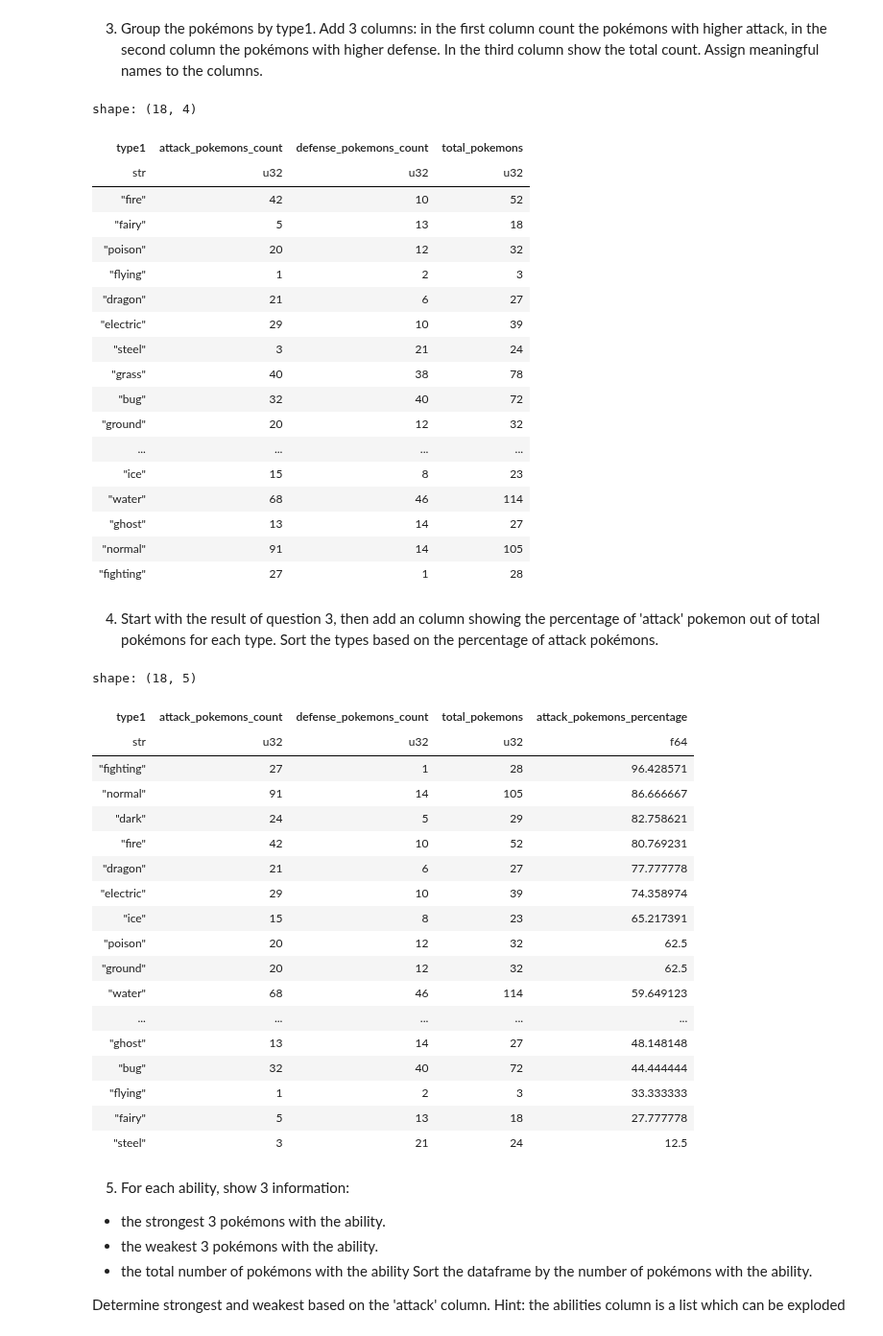
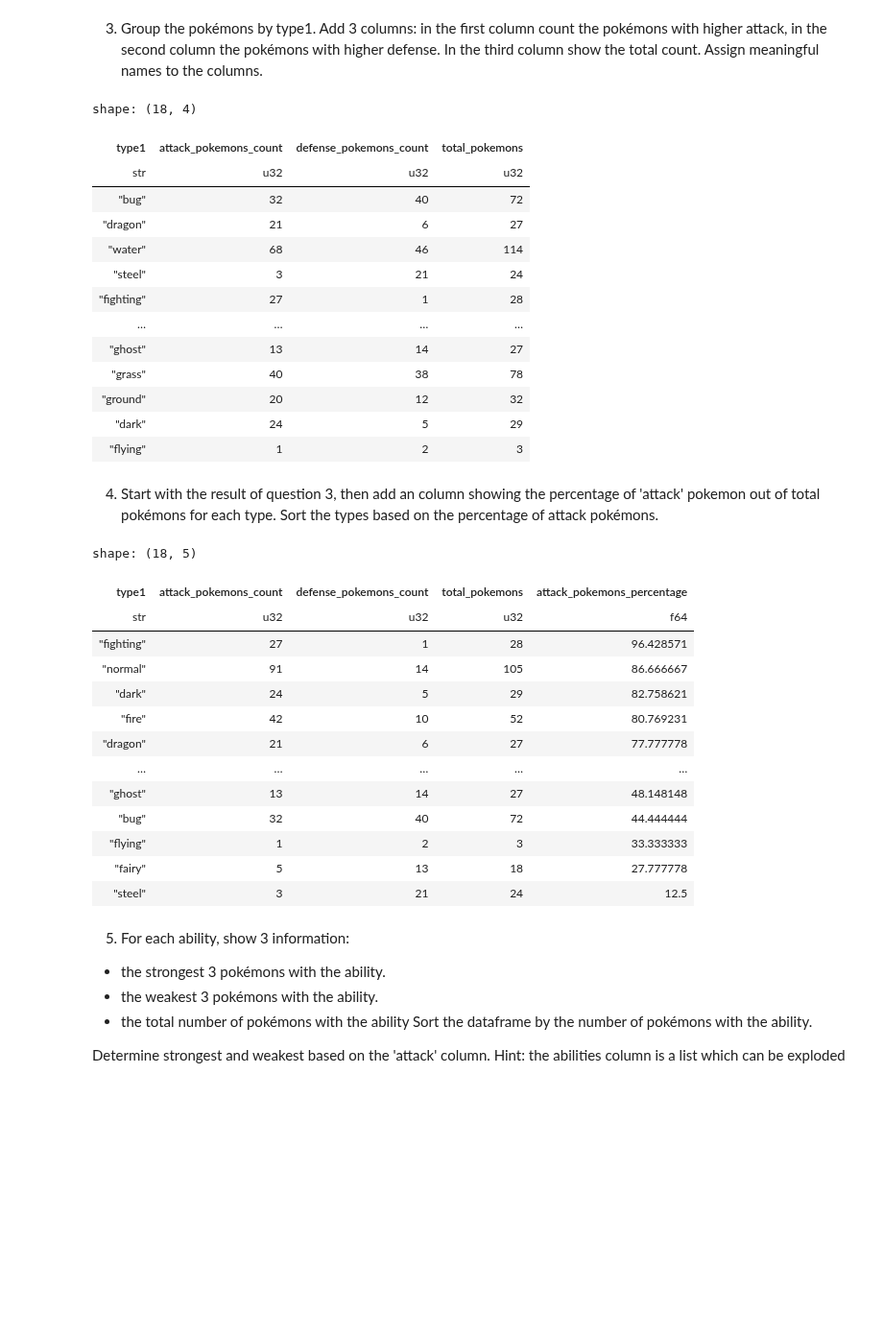
Before and after one commit to PacktPublishing/Data-Analysis-with-Polars, a Jupyter notebook: chapter_03/03.2_Exercises.ipynb, the cells around one changed output. Shown at 96% size. Cells and saved outputs as stored; diff of their text form; code cells hidden in the pictures; blank space fills up the shorter version.

```diff
--- a/chapter_03/03.2_Exercises.ipynb
+++ b/chapter_03/03.2_Exercises.ipynb
@@ -46,42 +50,49 @@ shape: (6, 11)
 Add 3 columns: in the first column count the pokémons with higher attack, in the second column the pokémons with higher defense.
 In the third column show the total count. Assign meaningful names to the columns.
 # %%
-pokemon.group_by('type1').agg(
-    attack_pokemons_count = pl.col('name').filter(pl.col('attack') >= pl.col('defense')).count(),
-    defense_pokemons_count = pl.col('name').filter(pl.col('defense') > pl.col('attack')).count(),
-    total_pokemons = pl.count()
+pokemon.group_by("type1").agg(
+    attack_pokemons_count=pl.col("name")
+    .filter(pl.col("attack") >= pl.col("defense"))
+    .len(),
+    defense_pokemons_count=pl.col("name")
+    .filter(pl.col("defense") > pl.col("attack"))
+    .len(),
+    total_pokemons=pl.len(),
 )
 # %% [output]
 shape: (18, 4)
 | type1 | attack_pokemons_count | defense_pokemons_count | total_pokemons |
 | str | u32 | u32 | u32 |
-| "fire" | 42 | 10 | 52 |
-| "fairy" | 5 | 13 | 18 |
-| "poison" | 20 | 12 | 32 |
+| "bug" | 32 | 40 | 72 |
+| "dragon" | 21 | 6 | 27 |
+| "water" | 68 | 46 | 114 |
+| "steel" | 3 | 21 | 24 |
+| "fighting" | 27 | 1 | 28 |
+| … | … | … | … |
+| "ghost" | 13 | 14 | 27 |
+| "grass" | 40 | 38 | 78 |
+| "ground" | 20 | 12 | 32 |
+| "dark" | 24 | 5 | 29 |
 | "flying" | 1 | 2 | 3 |
-| "dragon" | 21 | 6 | 27 |
-| "electric" | 29 | 10 | 39 |
-| "steel" | 3 | 21 | 24 |
-| "grass" | 40 | 38 | 78 |
-| "bug" | 32 | 40 | 72 |
-| "ground" | 20 | 12 | 32 |
-| ... | ... | ... | ... |
-| "ice" | 15 | 8 | 23 |
-| "water" | 68 | 46 | 114 |
-| "ghost" | 13 | 14 | 27 |
-| "normal" | 91 | 14 | 105 |
-| "fighting" | 27 | 1 | 28 |
 # %% [markdown]
 4. Start with the result of question 3, then add an column showing the percentage of 'attack' pokemon out of total pokémons for each type.
 Sort the types based on the percentage of attack pokémons.
 # %%
-pokemon.group_by('type1').agg(
-    attack_pokemons_count = pl.col('name').filter(pl.col('attack') >= pl.col('defense')).count(),
-    defense_pokemons_count = pl.col('name').filter(pl.col('defense') > pl.col('attack')).count(),
-    total_pokemons = pl.count()
+pokemon.group_by("type1").agg(
+    attack_pokemons_count=pl.col("name")
+    .filter(pl.col("attack") >= pl.col("defense"))
+    .len(),
+    defense_pokemons_count=pl.col("name")
+    .filter(pl.col("defense") > pl.col("attack"))
+    .len(),
+    total_pokemons=pl.len(),
 ).with_columns(
-    attack_pokemons_percentage = pl.col('attack_pokemons_count') / pl.col('total_pokemons') * 100
-).sort('attack_pokemons_percentage', descending=True)
+    attack_pokemons_percentage=pl.col("attack_pokemons_count")
+    / pl.col("total_pokemons")
+    * 100
+).sort(
+    "attack_pokemons_percentage", descending=True
+)
 # %% [output]
 shape: (18, 5)
 | type1 | attack_pokemons_count | defense_pokemons_count | total_pokemons | attack_pokemons_percentage |
@@ -91,12 +102,7 @@ shape: (18, 5)
 | "dark" | 24 | 5 | 29 | 82.758621 |
 | "fire" | 42 | 10 | 52 | 80.769231 |
 | "dragon" | 21 | 6 | 27 | 77.777778 |
-| "electric" | 29 | 10 | 39 | 74.358974 |
-| "ice" | 15 | 8 | 23 | 65.217391 |
-| "poison" | 20 | 12 | 32 | 62.5 |
-| "ground" | 20 | 12 | 32 | 62.5 |
-| "water" | 68 | 46 | 114 | 59.649123 |
-| ... | ... | ... | ... | ... |
+| … | … | … | … | … |
 | "ghost" | 13 | 14 | 27 | 48.148148 |
 | "bug" | 32 | 40 | 72 | 44.444444 |
 | "flying" | 1 | 2 | 3 | 33.333333 |
```
Also changed, not shown: parts of 9 cells of this notebook, 1 other file.
